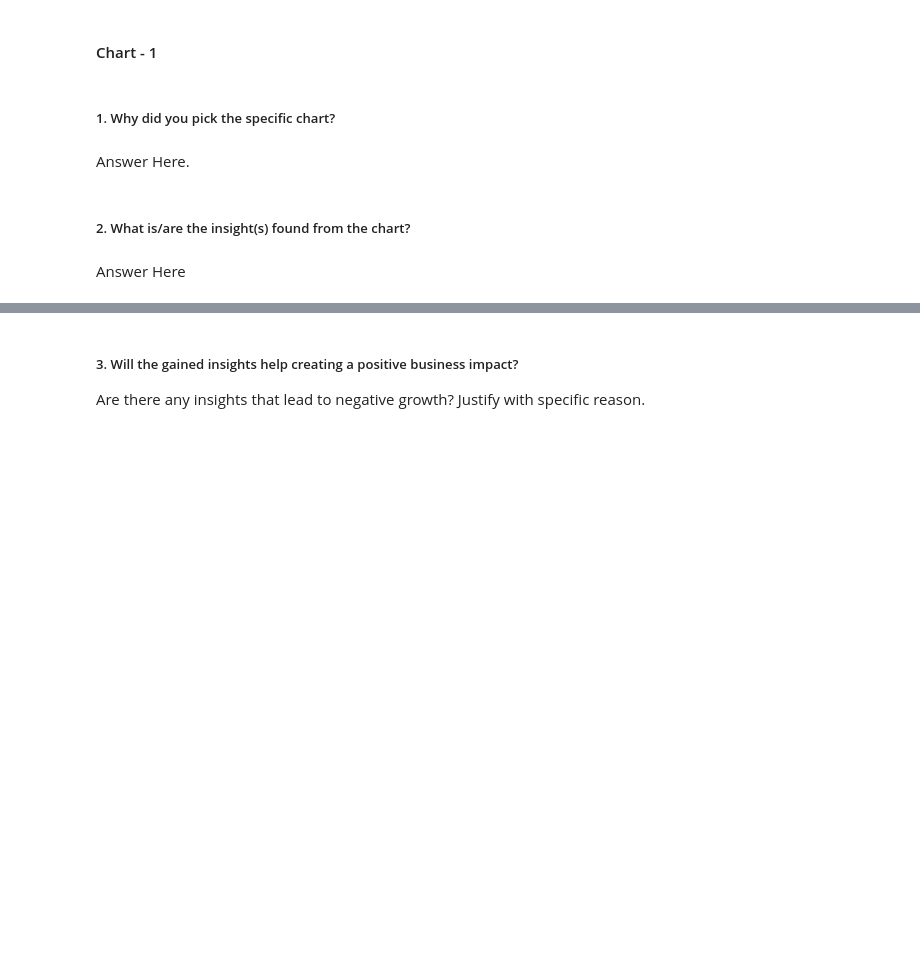
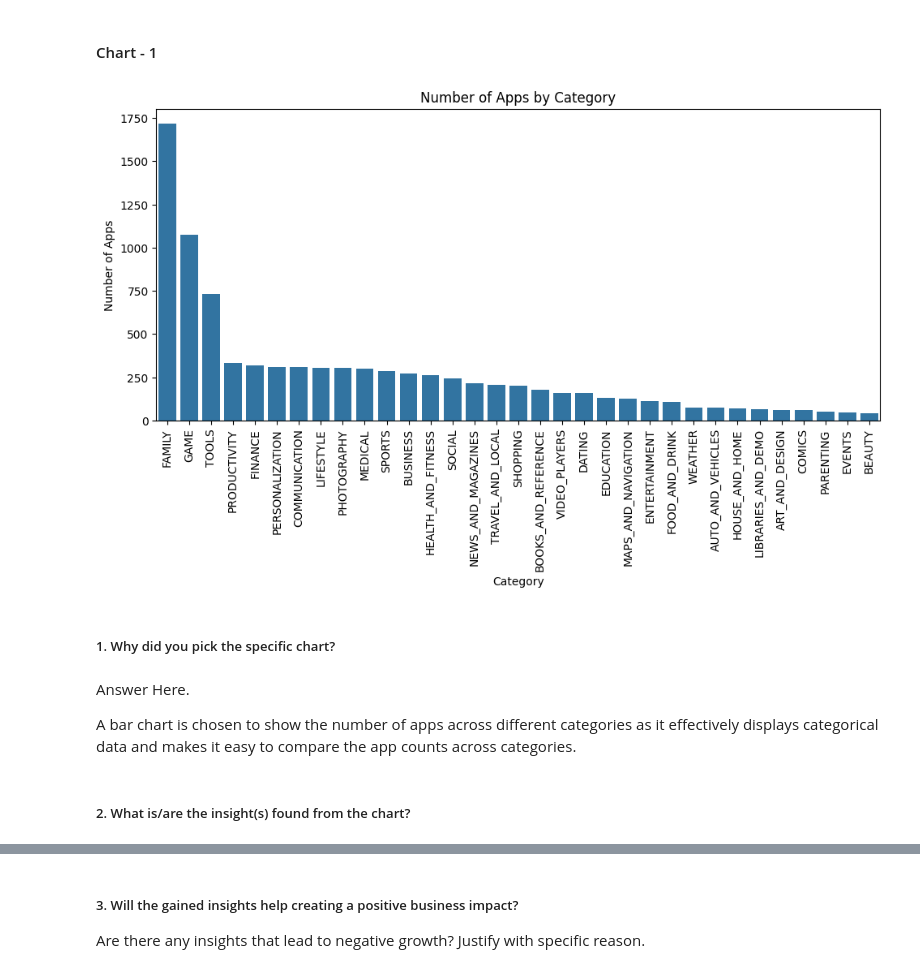
Before and after one commit to pandey-rakshit/almabetter, a Jupyter notebook: Module2/capstone/Play_store_EDA/PlayStoreEDA.ipynb, the cells around one changed output, grey strips where cells are left out. Saved outputs shown, nothing was run; the diff lists cells and outputs as text; code cells hidden in the pictures; blank space fills up the shorter version.

Commit message:
ADD: visualization

```diff
--- a/Module2/capstone/Play_store_EDA/PlayStoreEDA.ipynb
+++ b/Module2/capstone/Play_store_EDA/PlayStoreEDA.ipynb
@@ -775,0 +893,13 @@ play_store_df
+# %%
+# Compare ratings between newly updated and older apps
+
+play_store_df['Last_Updated'] = pd.to_datetime(play_store_df['Last_Updated'])
+median_update_date = play_store_df['Last_Updated'].median()
+
+newly_updated_apps = play_store_df[play_store_df['Last_Updated'] >= median_update_date]
+newly_updated_avg_rating = newly_updated_apps['Rating'].mean()
+
+older_apps = play_store_df[play_store_df['Last_Updated'] < median_update_date]
+older_apps_avg_rating = older_apps['Rating'].mean()
+
+newly_updated_avg_rating, older_apps_avg_rating
@@ -782,10 +1169,27 @@ Answer Here
 # %% [markdown]
 #### Chart - 1
+# %%
+
+# Count the number of apps in each category
+category_counts = play_store_df['Category'].value_counts()
+
+# Visualize the number of apps in each category
+fig = visualize_chart(plot_functions['bar'],
+                      title='Number of Apps by Category',
+                      xlabel='Category',
+                      ylabel='Number of Apps',
+                      x=category_counts.index,
+                      y=category_counts.values)
+plt.tight_layout()
+plt.xticks(rotation=90)
+plt.show()
+# %% [output]
+[figure, added]
 # %% [markdown]
 ##### 1. Why did you pick the specific chart?
-# %% [markdown]
-Answer Here.
+# %% [markdown]
+Answer Here.
+
+A bar chart is chosen to show the number of apps across different categories as it effectively displays categorical data and makes it easy to compare the app counts across categories.
 # %% [markdown]
 ##### 2. What is/are the insight(s) found from the chart?
-# %% [markdown]
-Answer Here
```
Also changed, not shown: parts of 58 cells of this notebook.
